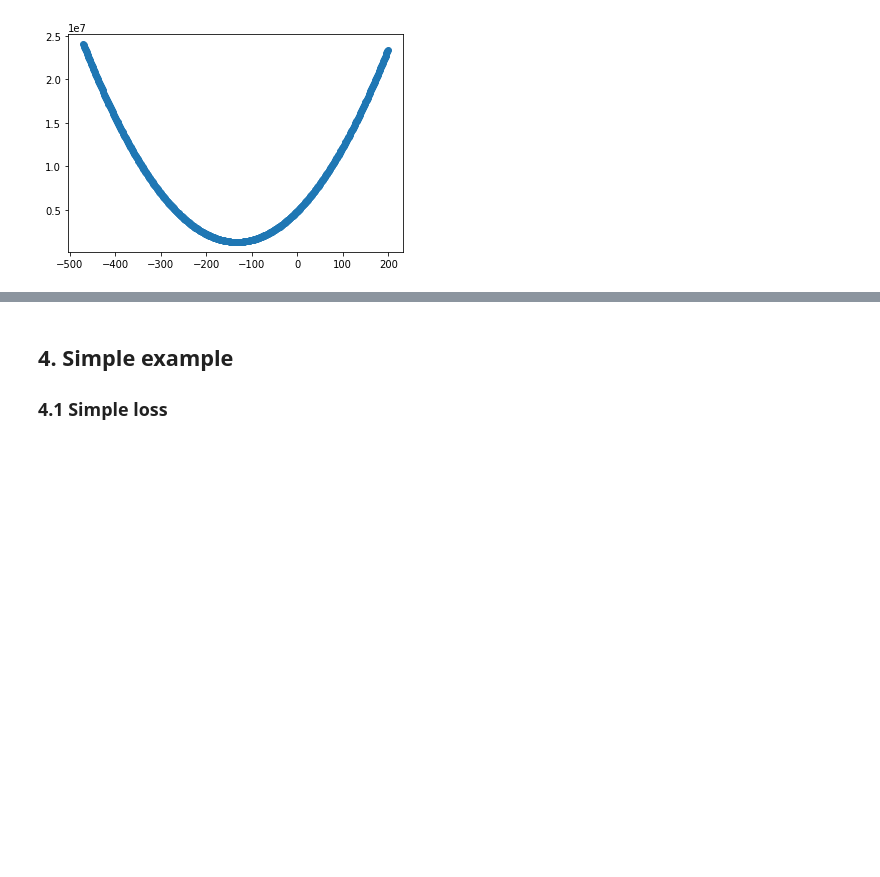
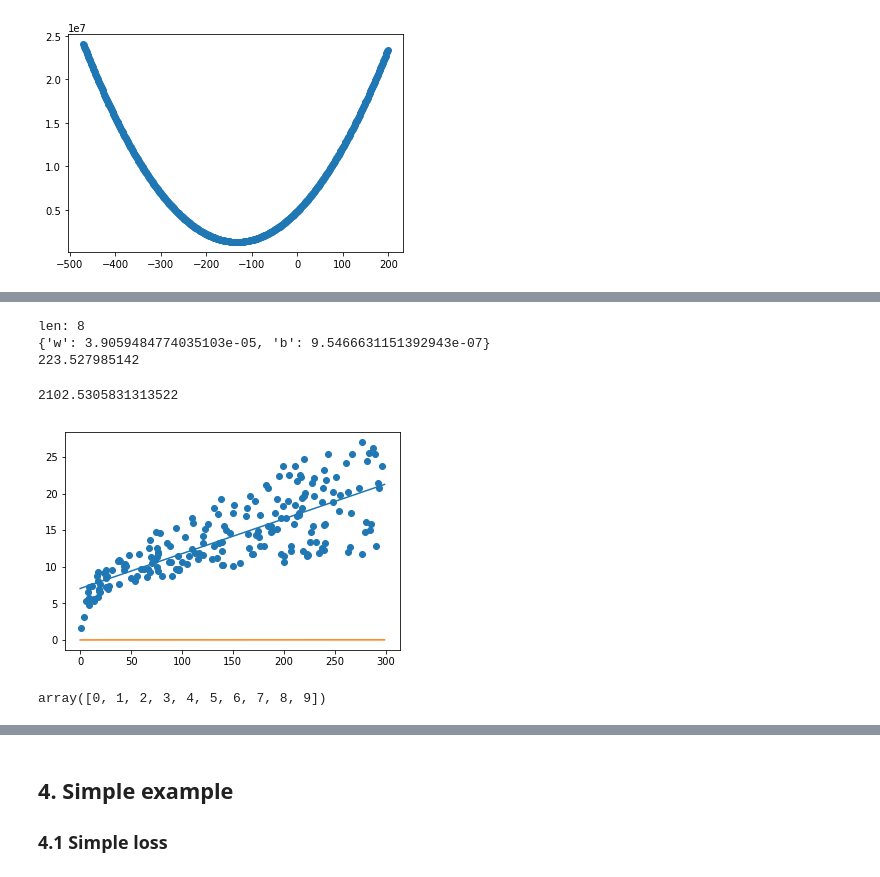
Before and after one commit to Gyubin/TIL-DataScience, a Jupyter notebook: DeepLearning/optimizer/Momentum_visualization.ipynb, the cells around one changed output, grey strips where cells are left out. Drawn from its saved outputs; the diff is of its cells as text; code cells hidden in the pictures; blank space fills up the shorter version.

```diff
--- a/DeepLearning/optimizer/Momentum_visualization.ipynb
+++ b/DeepLearning/optimizer/Momentum_visualization.ipynb
@@ -81,0 +82,3 @@ costs = []
+# %%
+X_input = X.reshape(-1, 1)
+X_input.shape
@@ -81,0 +87,3 @@ costs = []
+# %%
+model = LinearRegression()
+model.fit(X_input, y)
@@ -128,0 +181,24 @@ for i in range(100):
+# %%
+print("len: {}".format(len(PARAMS)))
+print(PARAMS[-2])
+print(COSTS[-1])
+# %% [output]
+len: 8
+{'w': 3.9059484774035103e-05, 'b': 9.5466631151392943e-07}
+223.527985142
+# %%
+np.sum(np.square((0.04753664 * X + 7.032593549127695) - y))
+# %% [output]
+2102.5305831313522
+# %%
+plt.scatter(X, y)
+plt.plot(range(300), np.array(range(300)) * 0.04753664 + 7.032593549127695)
+plt.plot(range(300), np.array(range(300)) * 2.8000054168609359e-05 + 2.3563418756183097e-07)
+plt.show()
+plt.close()
+# %% [output]
+[figure, added]
+# %%
+np.array(range(10))
+# %% [output]
+array([0, 1, 2, 3, 4, 5, 6, 7, 8, 9])
```
Also changed, not shown: parts of 26 cells of this notebook.
